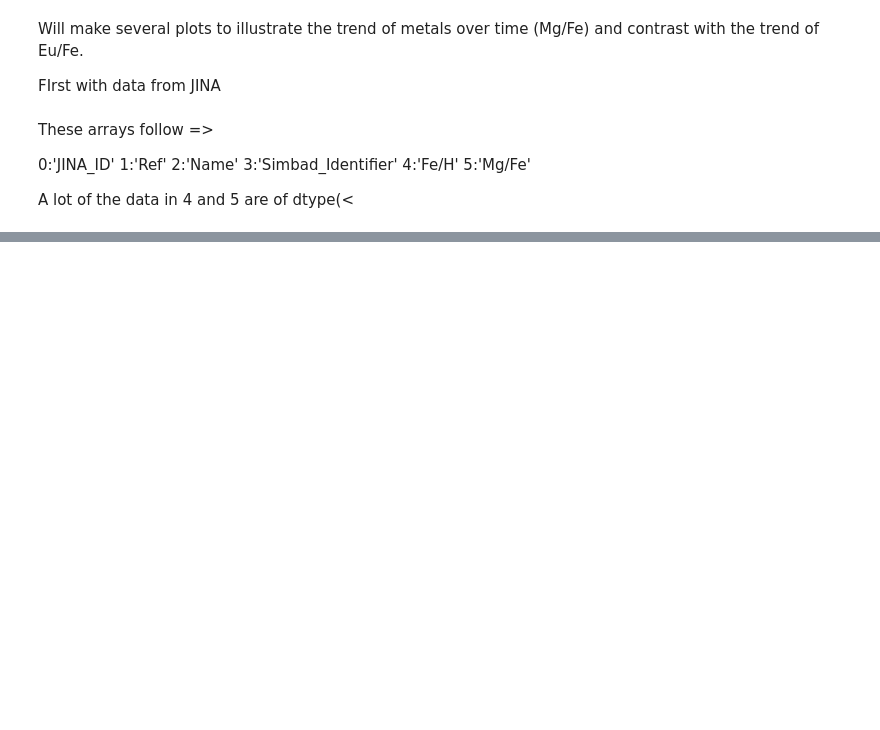
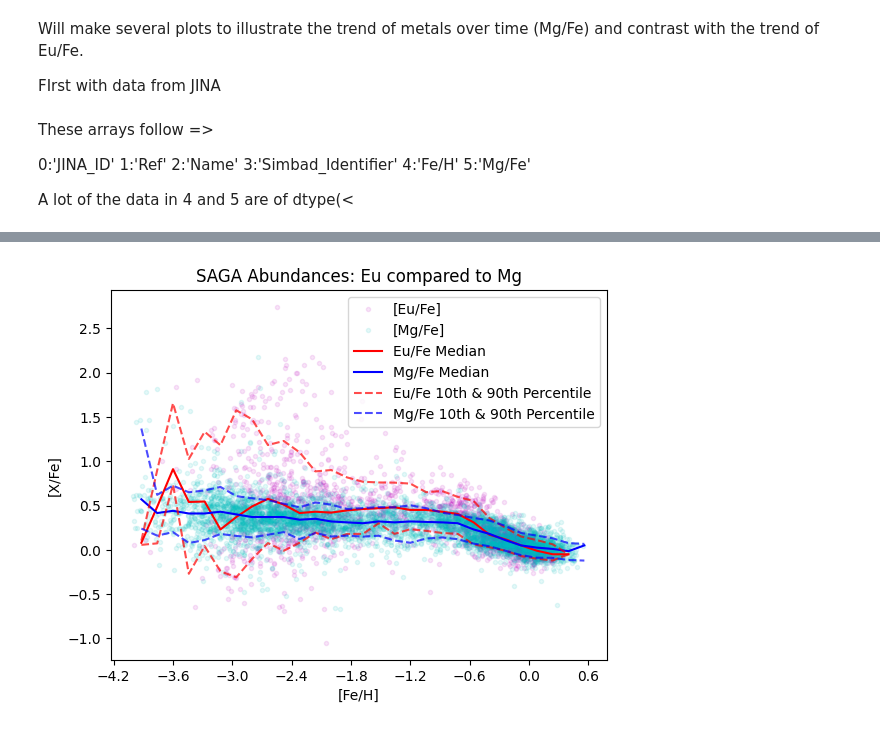
Before and after one commit to StephenJohnson-CardiffUni/ProjectNSNSmerger, a Jupyter notebook: DataLoadAndHandle.ipynb, the cells around one changed output, grey strips where cells are left out. Cells and saved outputs as stored; diff of their text form; code cells hidden in the pictures; blank space fills up the shorter version.

```diff
--- a/DataLoadAndHandle.ipynb
+++ b/DataLoadAndHandle.ipynb
@@ -164,4 +159,47 @@ SAGAdataEu5 = np.array([row[:-1] for row in SAGAdataEu5[1:]], dtype=float)
 SAGAdataEu6 = np.array([row[:-1] for row in SAGAdataEu6[1:]], dtype=float)
 SAGAdataEu7 = np.array([row[:-1] for row in SAGAdataEu7[1:]], dtype=float)
 SAGAdataEu8 = np.array([row[:-1] for row in SAGAdataEu8[1:]], dtype=float)
+# %%
+# Combine Mg and Eu data into single arrays
+SAGAdataMg_combined = np.vstack([SAGAdataMg0, SAGAdataMg1, SAGAdataMg2, SAGAdataMg3, SAGAdataMg4,
+                                 SAGAdataMg5, SAGAdataMg6, SAGAdataMg7, SAGAdataMg8])
+SAGAdataEu_combined = np.vstack([SAGAdataEu1, SAGAdataEu2, SAGAdataEu3, SAGAdataEu4, SAGAdataEu5,
+                                 SAGAdataEu6, SAGAdataEu7, SAGAdataEu8])
+
+
+# Calculate medians for the Mg dataset
+EuSAGAmedian = [np.median(SAGAdataEu_combined[:, 1][(SAGAdataEu_combined[:, 0] >= bins[i]) & (SAGAdataEu_combined[:, 0] < bins[i+1])]) for i in range(len(bins) - 1)]
+EuSAGApercentile10 = [calculate_percentile(SAGAdataEu_combined[:, 1], (SAGAdataEu_combined[:, 0] >= bins[i]) & (SAGAdataEu_combined[:, 0] < bins[i+1]), 10) for i in range(len(bins) - 1)]
+EuSAGApercentile90 = [calculate_percentile(SAGAdataEu_combined[:, 1], (SAGAdataEu_combined[:, 0] >= bins[i]) & (SAGAdataEu_combined[:, 0] < bins[i+1]), 90) for i in range(len(bins) - 1)]
+
+# Calculate medians for the Eu dataset
+MgSAGAmedian = [np.median(SAGAdataMg_combined[:, 1][(SAGAdataMg_combined[:, 0] >= bins[i]) & (SAGAdataMg_combined[:, 0] < bins[i+1])]) for i in range(len(bins) - 1)]
+MgSAGApercentile10 = [calculate_percentile(SAGAdataMg_combined[:, 1], (SAGAdataMg_combined[:, 0] >= bins[i]) & (SAGAdataMg_combined[:, 0] < bins[i+1]), 10) for i in range(len(bins) - 1)]
+MgSAGApercentile90 = [calculate_percentile(SAGAdataMg_combined[:, 1], (SAGAdataMg_combined[:, 0] >= bins[i]) & (SAGAdataMg_combined[:, 0] < bins[i+1]), 90) for i in range(len(bins) - 1)]
+# %%
+plt.plot(SAGAdataEu_combined[:, 0], SAGAdataEu_combined[:, 1], "m.", label="[Eu/Fe]", alpha = 0.1)
+plt.plot(SAGAdataMg_combined[:, 0], SAGAdataMg_combined[:, 1], "c.", label="[Mg/Fe]", alpha = 0.1)
+
+plt.plot(bin_centers, EuSAGAmedian, "r-", label="Eu/Fe Median")
+plt.plot(bin_centers, MgSAGAmedian, "b-", label="Mg/Fe Median")
+
+plt.plot(bin_centers, EuSAGApercentile10, "r--", alpha=0.7, label="Eu/Fe 10th & 90th Percentile")
+plt.plot(bin_centers, EuSAGApercentile90, "r--", alpha=0.7)
+plt.plot(bin_centers, MgSAGApercentile10, "b--", alpha=0.7, label="Mg/Fe 10th & 90th Percentile")
+plt.plot(bin_centers, MgSAGApercentile90, "b--", alpha=0.7)
+
+
+plt.legend()
+plt.gca().xaxis.set_major_locator(MaxNLocator(nbins=10))
+plt.gca().yaxis.set_major_locator(MaxNLocator(nbins=10))
+
+plt.xlabel("[Fe/H]")
+plt.ylabel("[X/Fe]")
+
+plt.title("SAGA Abundances: Eu compared to Mg")
+plt.savefig("SAGAobs.png")
+
+plt.show()
+# %% [output]
+[figure, added]
 # %%
```
Also changed, not shown: parts of 4 cells of this notebook.
